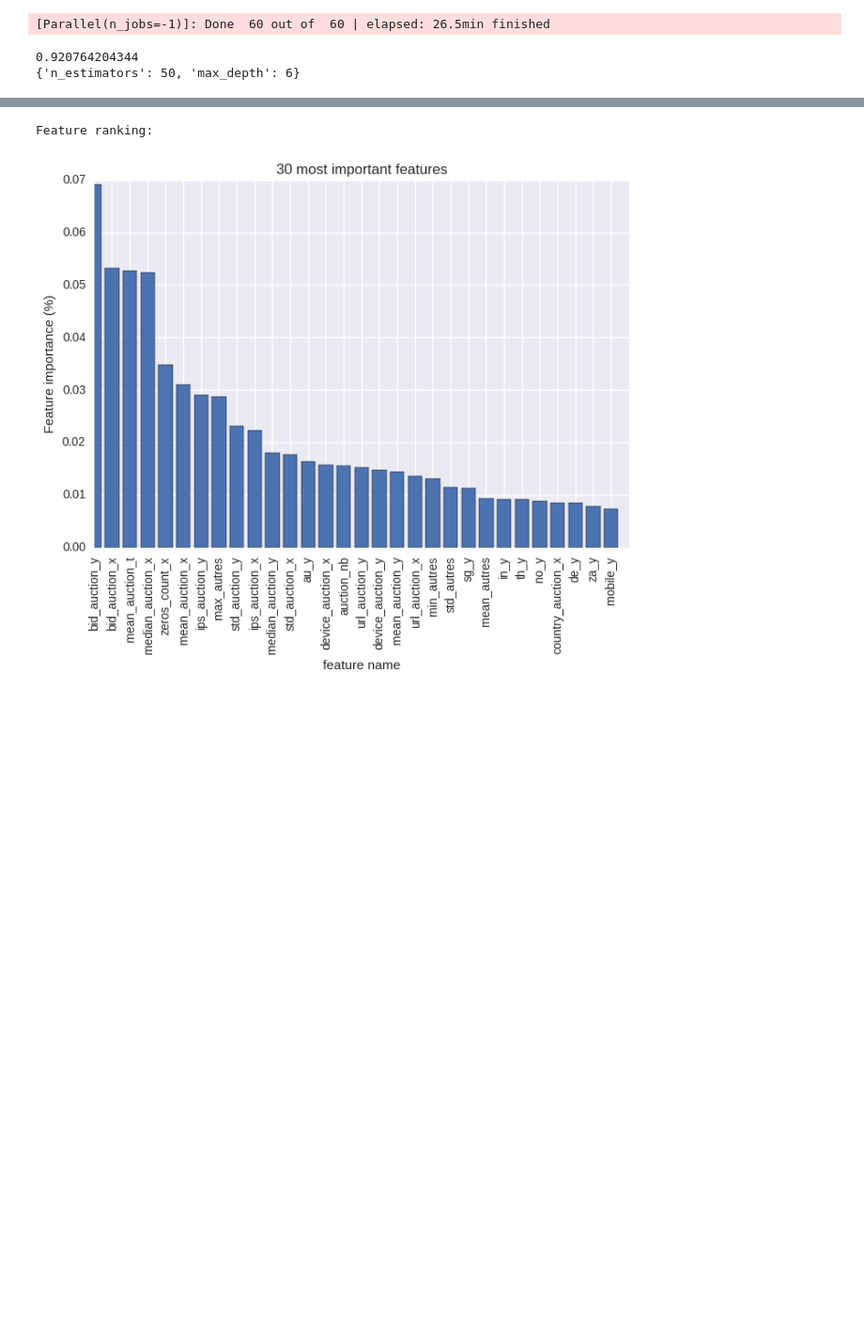
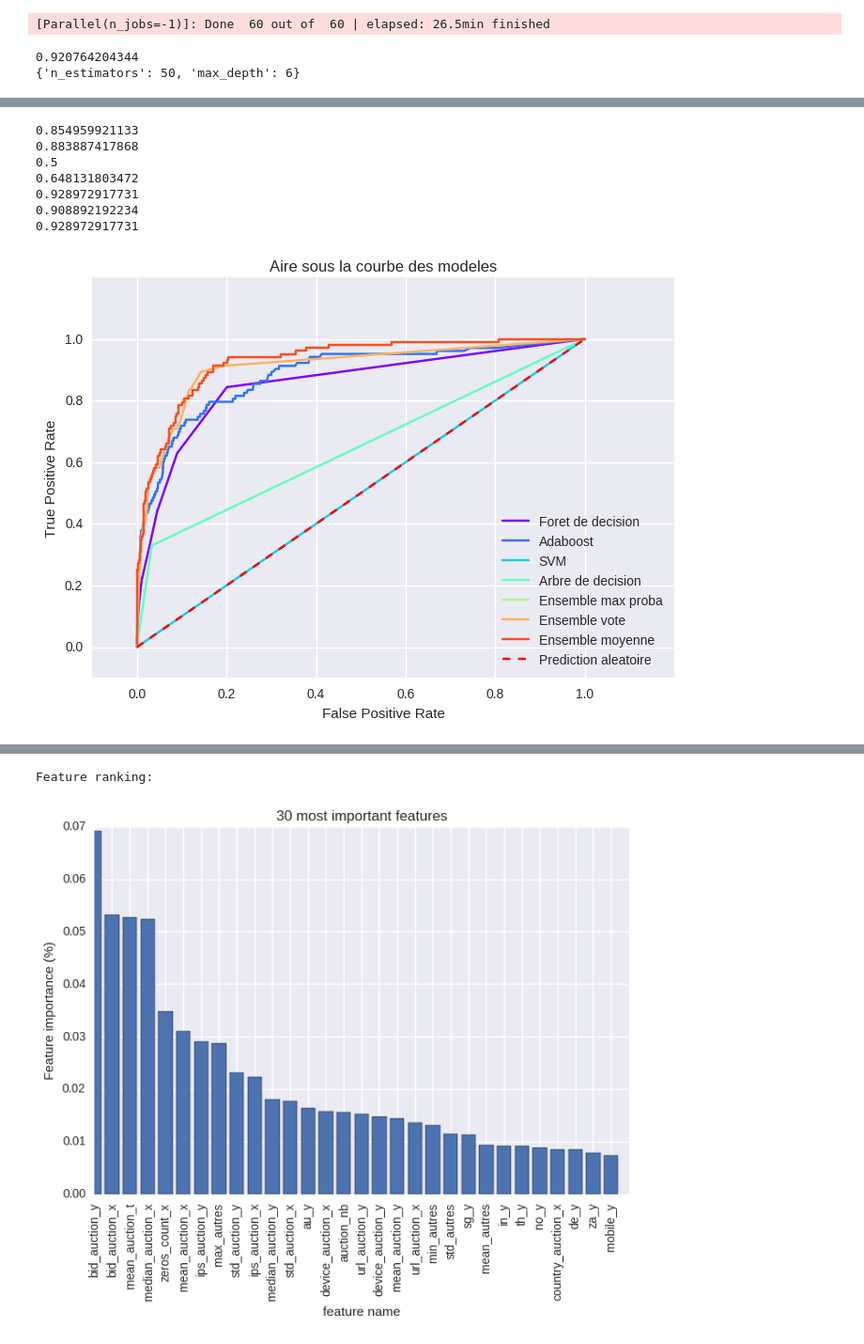
Before and after one commit to Nicolas99-9/Facebook-Recruiting-IV-Human-or-Robot, a Jupyter notebook: FeatureCreation.ipynb, the cells around one changed output, grey strips where cells are left out. Shown at 94% size. Drawn from its saved outputs; the diff is of its cells as text; code cells hidden in the pictures; blank space fills up the shorter version.

```diff
--- a/FeatureCreation.ipynb
+++ b/FeatureCreation.ipynb
@@ -746,0 +903,55 @@ plt.show()
+# %%
+from scipy.stats import itemfreq
+import math
+def special_hard(predictions):
+    predictions_rounded = []
+    for tab in predictions:
+        predictions_rounded.append([(int((round(tab[i],2)*20))/20.0) for i in range(len(tab))])
+    predictions_rounded = np.array(predictions_rounded)
+    freq_test = []
+    for i in range(len(predictions_rounded[0])):
+        freq_test.append(itemfreq(predictions_rounded[:,i]))
+    final_pred = []
+    for i in range(len(freq_test)):
+        if len(freq_test[i])==5:
+            final_pred.append(np.mean(freq_test[i][:,0]))
+        else:
+            final_pred.append(freq_test[i][np.argmax(freq_test[i][:,1])][0])
+    return final_pred
+pred_hard = special_hard(total_pred)
+# %%
+from copy import deepcopy
+#affiche l'aire sous la courbe pour un random forest classifier
+from sklearn.metrics import roc_curve, auc
+import seaborn as sn
+import matplotlib.pyplot as plt
+predictions2 = deepcopy(predictions)
+predictions2.append(prediction_soft)
+predictions2.append(pred_hard)
+predictions2.append(voting_mean)
+colormap = plt.cm.rainbow
+plt.gca().set_color_cycle([colormap(i) for i in np.linspace(0, 0.9, len(predictions2))])
+models_names = ["Foret de decision","Adaboost","SVM","Arbre de decision","Ensemble max proba","Ensemble vote","Ensemble moyenne"]
+for y_pred,name in zip(predictions2,models_names):
+    false_positive_rate, true_positive_rate, thresholds = roc_curve(ytrain, y_pred)
+    roc_auc = auc(false_positive_rate, true_positive_rate)
+    print(roc_auc)
+    plt.plot(false_positive_rate, true_positive_rate,
+    label=name )
+plt.plot([0,1],[0,1],'r--',label="Prediction aleatoire")
+plt.title('Aire sous la courbe des modeles')
+plt.legend(loc='lower right')
+plt.xlim([-0.1,1.2])
+plt.ylim([-0.1,1.2])
+plt.ylabel('True Positive Rate')
+plt.xlabel('False Positive Rate')
+plt.show()
+# %% [output]
+0.854959921133
+0.883887417868
+0.5
+0.648131803472
+0.928972917731
+0.908892192234
+0.928972917731
+[figure, added]
```
Also changed, not shown: parts of 20 cells of this notebook, 1 other file.
